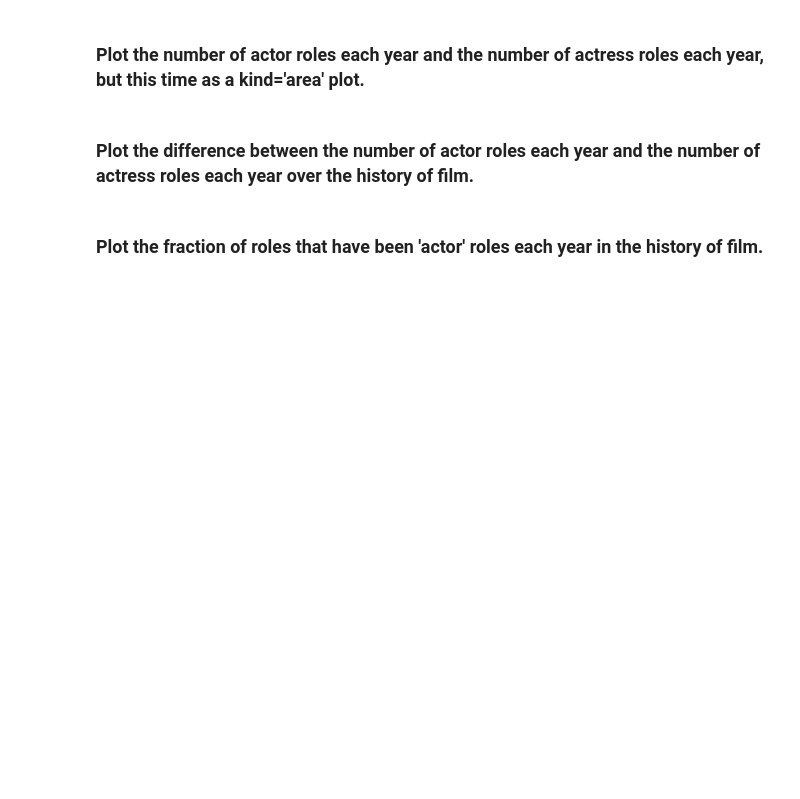
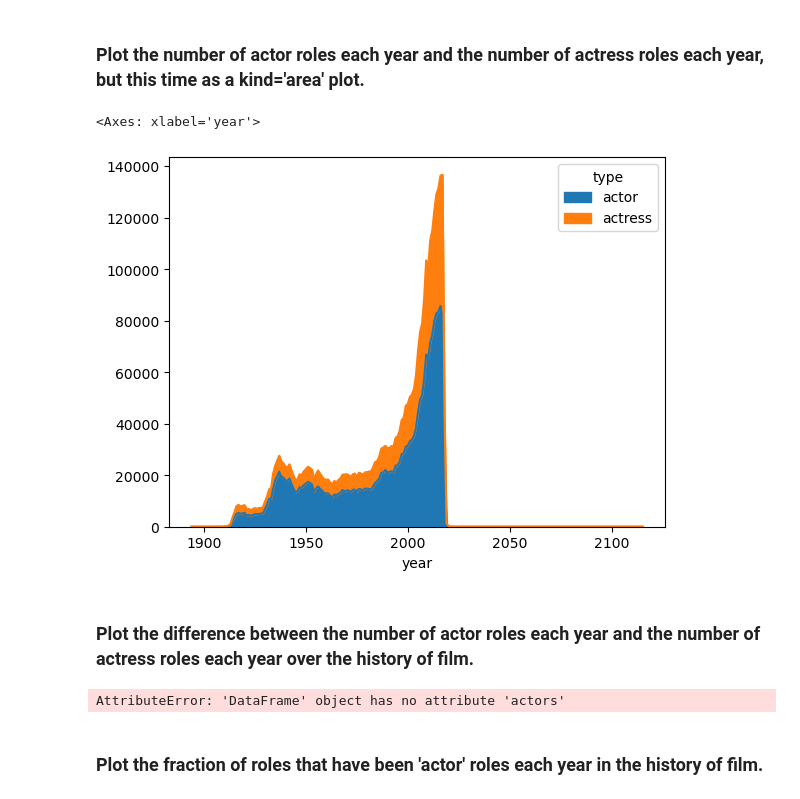
Before and after one commit to valwee77/pycon-pandas-tutorial, a Jupyter notebook: Exercises-4.ipynb, the cells around one changed output. Cells and saved outputs as stored; diff of their text form; code cells hidden in the pictures; blank space fills up the shorter version.

```diff
--- a/Exercises-4.ipynb
+++ b/Exercises-4.ipynb
@@ -54,7 +62,21 @@ Num of Batman years:  26
 # %% [markdown]
 ### Plot the number of actor roles each year and the number of actress roles each year, but this time as a kind='area' plot.
+# %%
+c = cast
+c = c.groupby(['year','type']).size()
+c = c.unstack()
+c.plot(kind='area')
+# %% [output]
+<Axes: xlabel='year'>
+[figure, added]
 # %% [markdown]
 ### Plot the difference between the number of actor roles each year and the number of actress roles each year over the history of film.
+# %%
+c = cast
+c = c.groupby(['year','type']).size().unstack()
+(c.actors - c.actress)
+# %% [output]
+AttributeError: 'DataFrame' object has no attribute 'actors'
 # %% [markdown]
 ### Plot the fraction of roles that have been 'actor' roles each year in the history of film.
 # %% [markdown]
```
Also changed, not shown: parts of 1 cell of this notebook.
